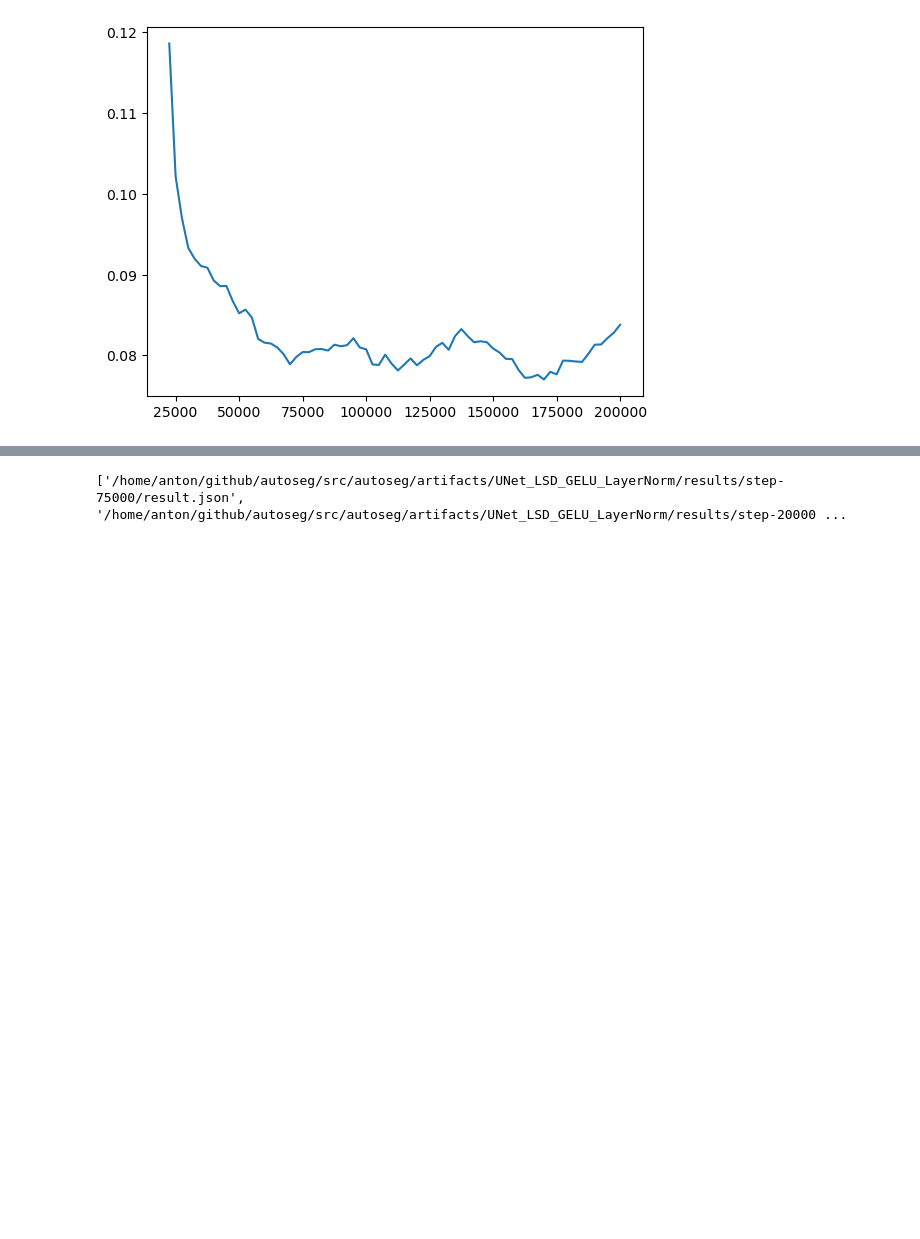
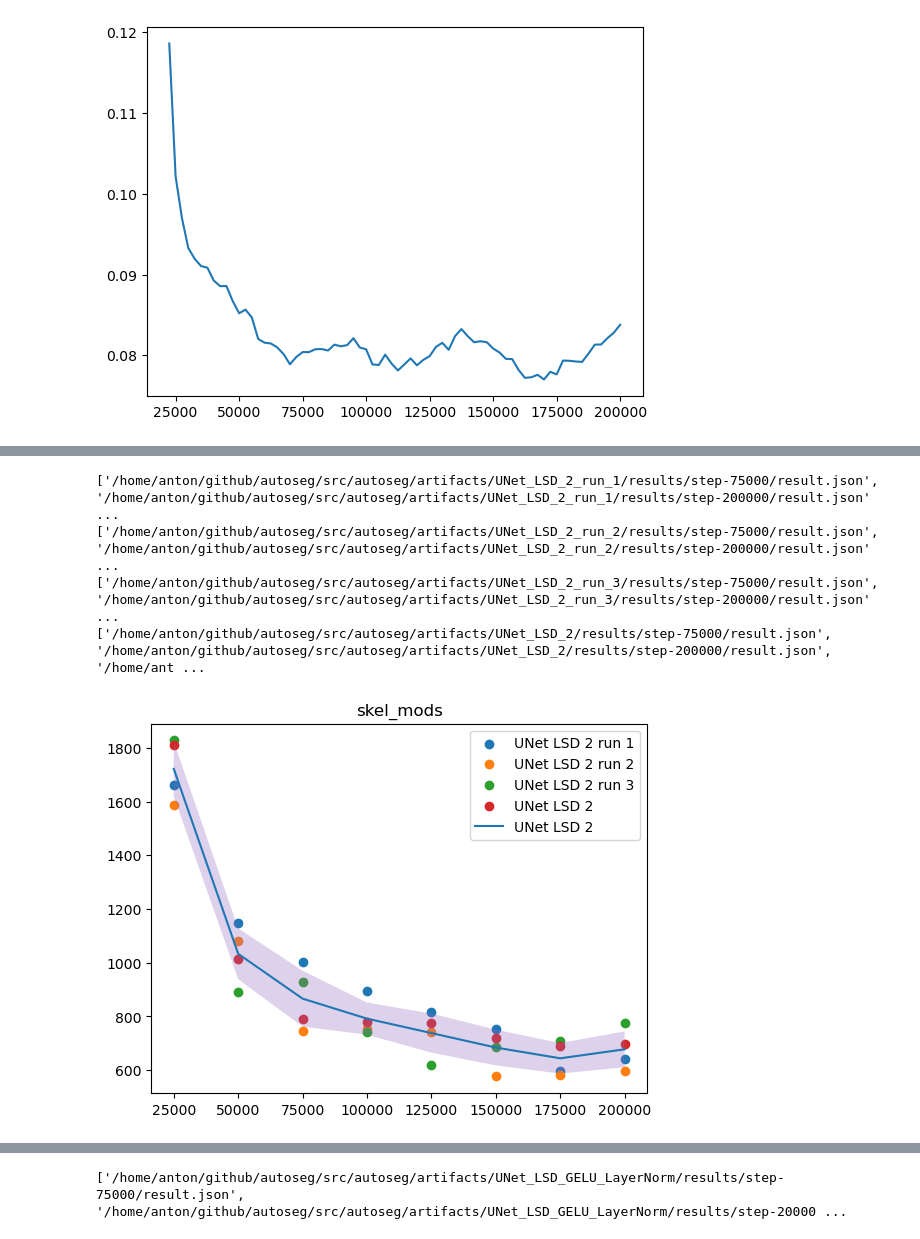
Before and after one commit to anforsm/autoseg, a Jupyter notebook: src/autoseg/results.ipynb, the cells around one changed output, grey strips where cells are left out. Saved outputs shown, nothing was run; the diff lists cells and outputs as text; code cells hidden in the pictures; blank space fills up the shorter version.

```diff
--- a/src/autoseg/results.ipynb
+++ b/src/autoseg/results.ipynb
@@ -73 +116,9 @@ def compare_models(models, metric):
+# %%
+compare_models([["UNet LSD 2 run 1", "UNet LSD 2 run 2", "UNet LSD 2 run 3", "UNet LSD 2"]], "skel_mods")
+# %% [output]
+['/home/anton/github/autoseg/src/autoseg/artifacts/UNet_LSD_2_run_1/results/step-75000/result.json', '/home/anton/github/autoseg/src/autoseg/artifacts/UNet_LSD_2_run_1/results/step-200000/result.json' ...
+['/home/anton/github/autoseg/src/autoseg/artifacts/UNet_LSD_2_run_2/results/step-75000/result.json', '/home/anton/github/autoseg/src/autoseg/artifacts/UNet_LSD_2_run_2/results/step-200000/result.json' ...
+['/home/anton/github/autoseg/src/autoseg/artifacts/UNet_LSD_2_run_3/results/step-75000/result.json', '/home/anton/github/autoseg/src/autoseg/artifacts/UNet_LSD_2_run_3/results/step-200000/result.json' ...
+['/home/anton/github/autoseg/src/autoseg/artifacts/UNet_LSD_2/results/step-75000/result.json', '/home/anton/github/autoseg/src/autoseg/artifacts/UNet_LSD_2/results/step-200000/result.json', '/home/ant ...
+[figure, added]
 # %%
```
Also changed, not shown: parts of 4 cells of this notebook, 5 other files.
